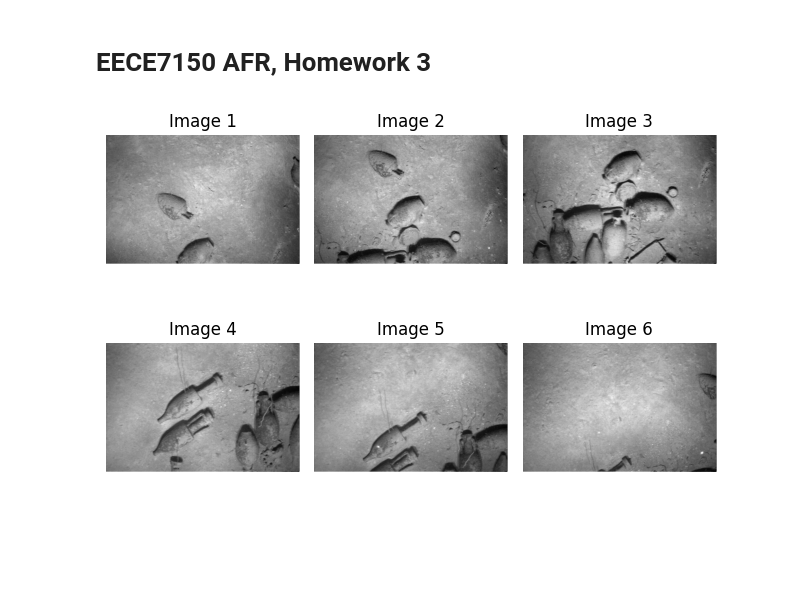
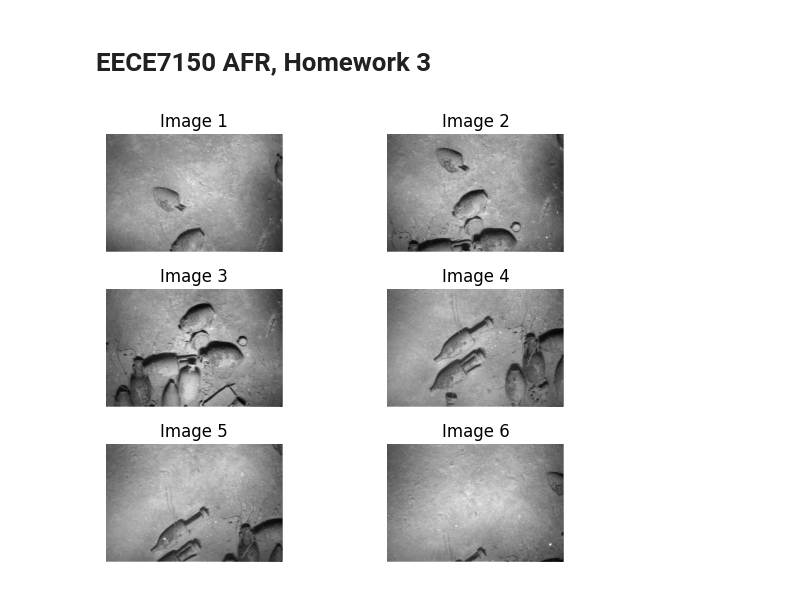
Before and after one commit to anway0904/autonomous_field_robotics, a Jupyter notebook: HW3_factor_graphs/HW3.ipynb, the cells around one changed output. Drawn from its saved outputs; the diff is of its cells as text; code cells hidden in the pictures; blank space fills up the shorter version.

```diff
--- a/HW3_factor_graphs/HW3.ipynb
+++ b/HW3_factor_graphs/HW3.ipynb
@@ -12,16 +13,6 @@ from Mosaic import Mosaic
 %autoreload 2
 # %%
 mosaic = Mosaic()
-mosaic.read_imgs_from_folder("6Images/")
+mosaic.read_imgs_from_folder("6Images/", resize_factor = 1, show_imgs = True)
+# %% [output]
+[figure, added]
-# %%
-fig, ax = plt.subplots(2, 3)
-ax = ax.flatten()
-for img in range(mosaic.num_imgs_mosaic):
-    ax[img].imshow(mosaic.mosaic_imgsmosaic_images_gray[img], cmap="gray")
-    ax[img].axis("off")
-    ax[img].set_title(f"Image {img+1}")
-
-plt.tight_layout()
-plt.show()
-# %% [output]
-[figure, removed]
```
Also changed, not shown: parts of 12 cells of this notebook, 4 other files.
